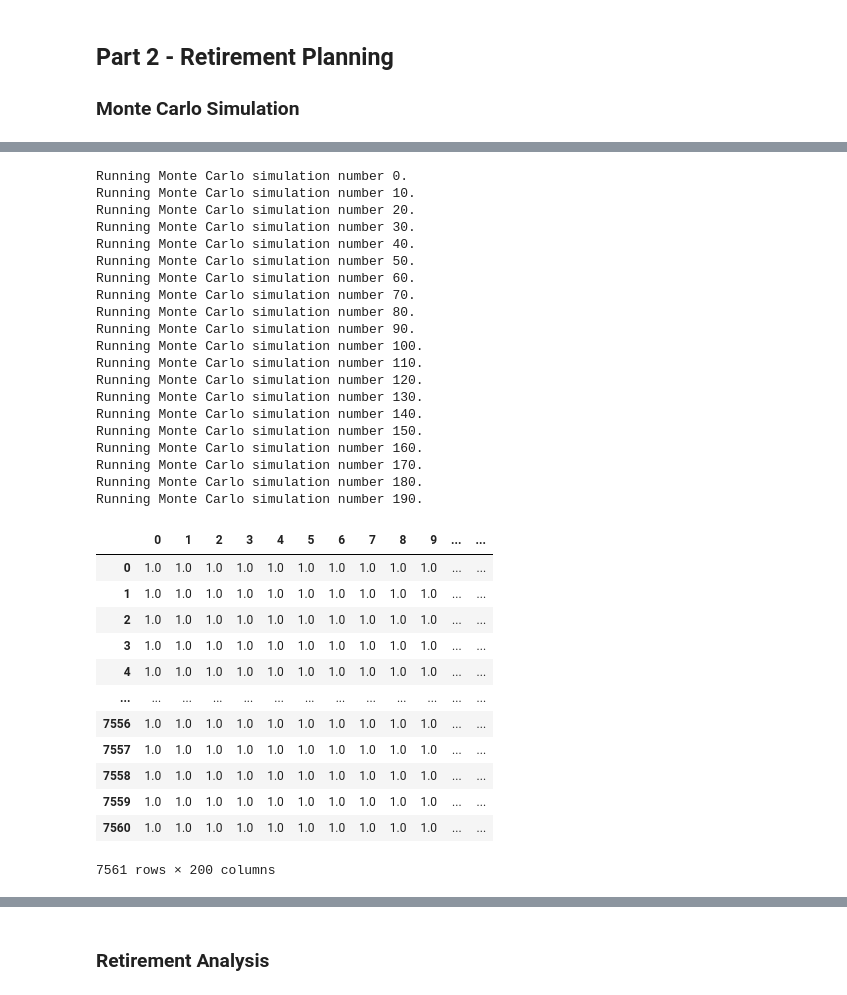
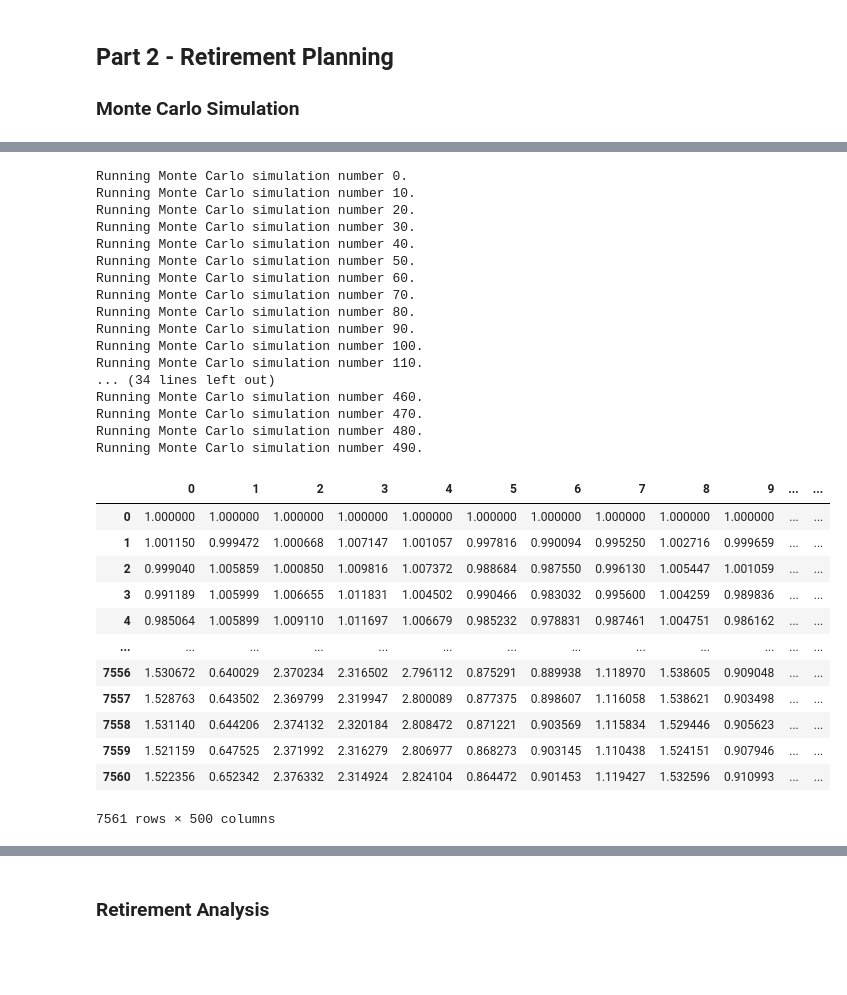
Before and after one commit to ScottyCodeman/fintech-module-5, a Jupyter notebook: Starter_Code/financial-planner.ipynb, the cells around one changed output, grey strips where cells are left out. Cells and saved outputs as stored; diff of their text form; code cells hidden in the pictures; blank space fills up the shorter version.

```diff
--- a/Starter_Code/financial-planner.ipynb
+++ b/Starter_Code/financial-planner.ipynb
@@ -169,12 +169,18 @@ You need 399.0 to reach your financial goal
 ### Monte Carlo Simulation
 # %%
 # Set start and end dates of five years back from today.
+timeframe = "1Day"
 # Sample results may vary from the solution based on the time frame chosen
-start_date = pd.Timestamp('2021-05-01', tz='America/New_York').isoformat()
+start_date = pd.Timestamp('2018-06-16', tz='America/New_York').isoformat()
 end_date = pd.Timestamp('2023-06-16', tz='America/New_York').isoformat()
 # %%
 # Get 5 years' worth of historical data for SPY and AGG
-df_financial_ticker = alpaca.get_bars(tickers, timeframe, start=start_date, end=end_date,limit=1000).df.dropna()
+df_financial_ticker = alpaca.get_bars(
+    tickers,
+    timeframe,
+    start=start_date,
+    end=end_date
+).df
 # Reorganize the DataFrame
 # Separate ticker data
 AGG = df_financial_ticker[df_financial_ticker['symbol']=='AGG'].drop('symbol', axis=1)
@@ -182,10 +188,10 @@ SPY = df_financial_ticker[df_financial_ticker['symbol']=='SPY'].drop('symbol', a
 
 
 # Concatenate the ticker DataFrames
-df_financial_ticker = pd.concat([AGG,SPY], axis=1, keys=["AGG","SPY"])
+df_financial_ticker = pd.concat([AGG,SPY ],axis=1, keys=["AGG","SPY"])
 
 # Display sample data
-df_financial_ticker.head()
+df_financial_ticker.tail()
 # %% [output]
 |  | AGG |  |  |  |  |  |  | SPY |  |  | ... |
 |  | open | high | low | close | volume | trade_count | vwap | open | high | low | ... |
@@ -198,10 +204,12 @@ df_financial_ticker.head()
 # %%
 # Configuring a Monte Carlo simulation to forecast 30 years cumulative returns
-MC_sim = MCSimulation(
+num_sims = 500
+weights = [0.8,0.2]
+num_yrs = 30
+MC_thirty_year = MCSimulation(
     portfolio_data = df_financial_ticker,
-    weights = [.8,.2],
-    num_simulation = 200,
-    num_trading_days = 252*30
-)
+    weights= weights,
+    num_simulation = num_sims,
+    num_trading_days = 252*num_yrs)
 # %%
 # Printing the simulation input data
@@ -218,39 +226,36 @@ MC_sim.portfolio_data.head()
 # %%
 # Running a Monte Carlo simulation to forecast 30 years cumulative returns
-MC_sim.calc_cumulative_return()
+MC_thirty_year.calc_cumulative_return()
 # %% [output]
 Running Monte Carlo simulation number 0.
 Running Monte Carlo simulation number 10.
 Running Monte Carlo simulation number 20.
 Running Monte Carlo simulation number 30.
 Running Monte Carlo simulation number 40.
 Running Monte Carlo simulation number 50.
 Running Monte Carlo simulation number 60.
 Running Monte Carlo simulation number 70.
 Running Monte Carlo simulation number 80.
 Running Monte Carlo simulation number 90.
 Running Monte Carlo simulation number 100.
 Running Monte Carlo simulation number 110.
-Running Monte Carlo simulation number 120.
-Running Monte Carlo simulation number 130.
-Running Monte Carlo simulation number 140.
-Running Monte Carlo simulation number 150.
-Running Monte Carlo simulation number 160.
-Running Monte Carlo simulation number 170.
-Running Monte Carlo simulation number 180.
-Running Monte Carlo simulation number 190.
+... (34 lines left out)
+Running Monte Carlo simulation number 460.
+Running Monte Carlo simulation number 470.
+Running Monte Carlo simulation number 480.
+Running Monte Carlo simulation number 490.
 |  | 0 | 1 | 2 | 3 | 4 | 5 | 6 | 7 | 8 | 9 | ... | ... |
-| 0 | 1.0 | 1.0 | 1.0 | 1.0 | 1.0 | 1.0 | 1.0 | 1.0 | 1.0 | 1.0 | ... | ... |
-| 1 | 1.0 | 1.0 | 1.0 | 1.0 | 1.0 | 1.0 | 1.0 | 1.0 | 1.0 | 1.0 | ... | ... |
-| 2 | 1.0 | 1.0 | 1.0 | 1.0 | 1.0 | 1.0 | 1.0 | 1.0 | 1.0 | 1.0 | ... | ... |
-| 3 | 1.0 | 1.0 | 1.0 | 1.0 | 1.0 | 1.0 | 1.0 | 1.0 | 1.0 | 1.0 | ... | ... |
-| 4 | 1.0 | 1.0 | 1.0 | 1.0 | 1.0 | 1.0 | 1.0 | 1.0 | 1.0 | 1.0 | ... | ... |
+| 0 | 1.000000 | 1.000000 | 1.000000 | 1.000000 | 1.000000 | 1.000000 | 1.000000 | 1.000000 | 1.000000 | 1.000000 | ... | ... |
+| 1 | 1.001150 | 0.999472 | 1.000668 | 1.007147 | 1.001057 | 0.997816 | 0.990094 | 0.995250 | 1.002716 | 0.999659 | ... | ... |
+| 2 | 0.999040 | 1.005859 | 1.000850 | 1.009816 | 1.007372 | 0.988684 | 0.987550 | 0.996130 | 1.005447 | 1.001059 | ... | ... |
+| 3 | 0.991189 | 1.005999 | 1.006655 | 1.011831 | 1.004502 | 0.990466 | 0.983032 | 0.995600 | 1.004259 | 0.989836 | ... | ... |
+| 4 | 0.985064 | 1.005899 | 1.009110 | 1.011697 | 1.006679 | 0.985232 | 0.978831 | 0.987461 | 1.004751 | 0.986162 | ... | ... |
 | ... | ... | ... | ... | ... | ... | ... | ... | ... | ... | ... | ... | ... |
-| 7556 | 1.0 | 1.0 | 1.0 | 1.0 | 1.0 | 1.0 | 1.0 | 1.0 | 1.0 | 1.0 | ... | ... |
-| 7557 | 1.0 | 1.0 | 1.0 | 1.0 | 1.0 | 1.0 | 1.0 | 1.0 | 1.0 | 1.0 | ... | ... |
-| 7558 | 1.0 | 1.0 | 1.0 | 1.0 | 1.0 | 1.0 | 1.0 | 1.0 | 1.0 | 1.0 | ... | ... |
-| 7559 | 1.0 | 1.0 | 1.0 | 1.0 | 1.0 | 1.0 | 1.0 | 1.0 | 1.0 | 1.0 | ... | ... |
-| 7560 | 1.0 | 1.0 | 1.0 | 1.0 | 1.0 | 1.0 | 1.0 | 1.0 | 1.0 | 1.0 | ... | ... |
+| 7556 | 1.530672 | 0.640029 | 2.370234 | 2.316502 | 2.796112 | 0.875291 | 0.889938 | 1.118970 | 1.538605 | 0.909048 | ... | ... |
+| 7557 | 1.528763 | 0.643502 | 2.369799 | 2.319947 | 2.800089 | 0.877375 | 0.898607 | 1.116058 | 1.538621 | 0.903498 | ... | ... |
+| 7558 | 1.531140 | 0.644206 | 2.374132 | 2.320184 | 2.808472 | 0.871221 | 0.903569 | 1.115834 | 1.529446 | 0.905623 | ... | ... |
+| 7559 | 1.521159 | 0.647525 | 2.371992 | 2.316279 | 2.806977 | 0.868273 | 0.903145 | 1.110438 | 1.524151 | 0.907946 | ... | ... |
+| 7560 | 1.522356 | 0.652342 | 2.376332 | 2.314924 | 2.824104 | 0.864472 | 0.901453 | 1.119427 | 1.532596 | 0.910993 | ... | ... |
-7561 rows × 200 columns
+7561 rows × 500 columns
 # %%
 # Plot simulation outcomes
```
Also changed, not shown: parts of 25 cells of this notebook, 1 other file.
